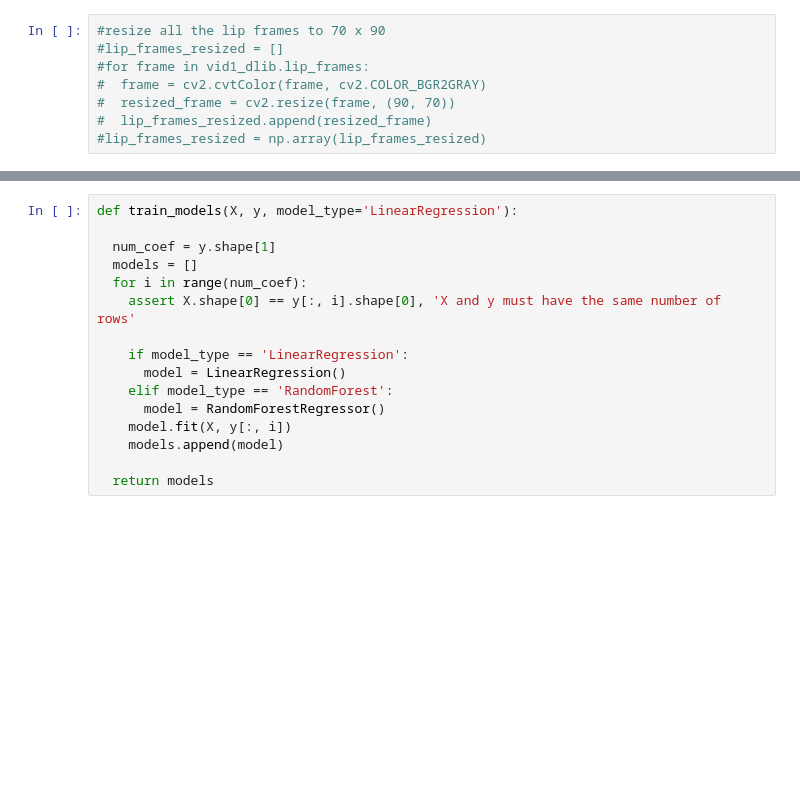
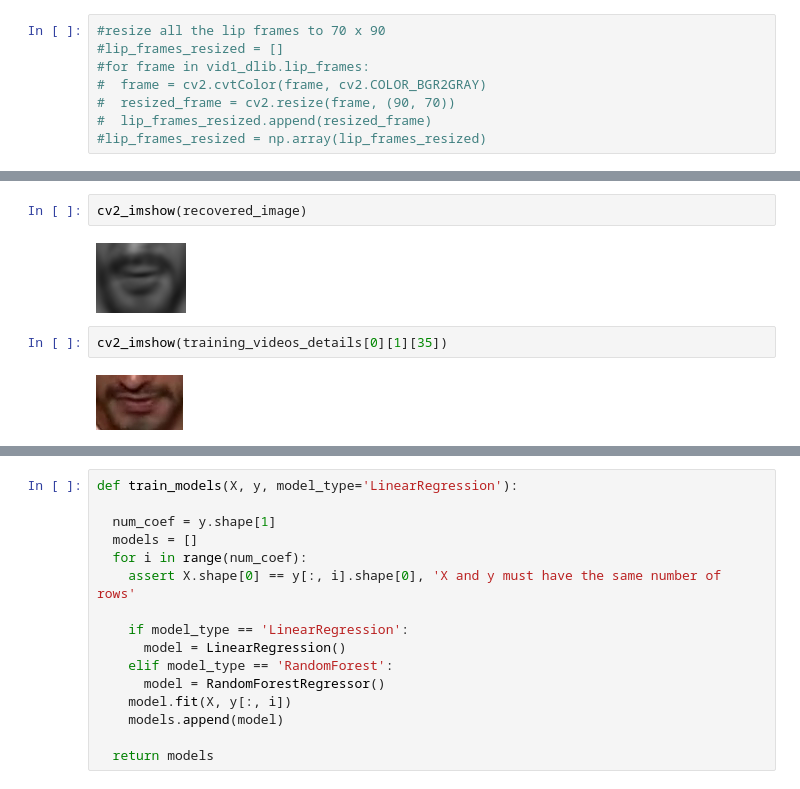
Before and after one commit to romitbarua/MultiModalDeepFake, a Jupyter notebook: TestingNotebooks/PCAvsMFCC.ipynb, the cells around one changed output, grey strips where cells are left out. Drawn from its saved outputs; the diff is of its cells as text; blank space fills up the shorter version.

```diff
--- a/TestingNotebooks/PCAvsMFCC.ipynb
+++ b/TestingNotebooks/PCAvsMFCC.ipynb
@@ -184,0 +219,8 @@ def generate_training_data(training_video_details, num_components):
+# %%
+cv2_imshow(recovered_image)
+# %% [output]
+[figure, added]
+# %%
+cv2_imshow(training_videos_details[0][1][35])
+# %% [output]
+[figure, added]
```
Also changed, not shown: parts of 25 cells of this notebook.
